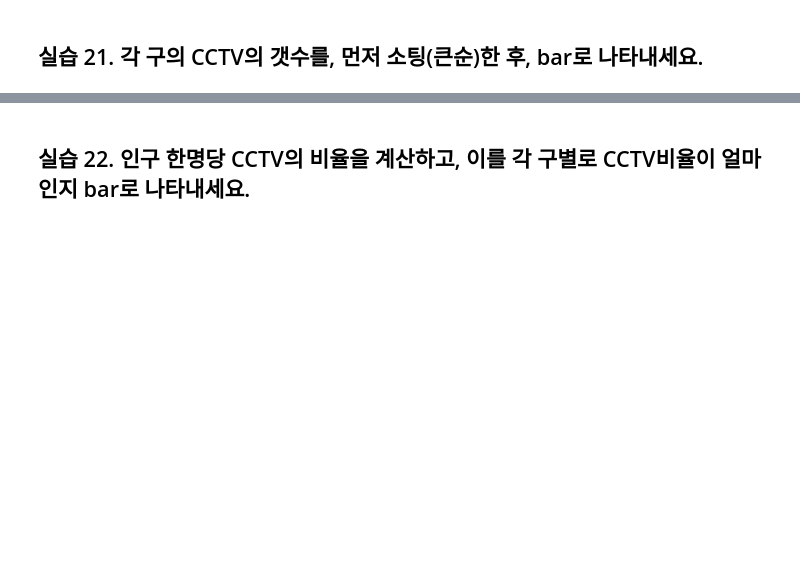
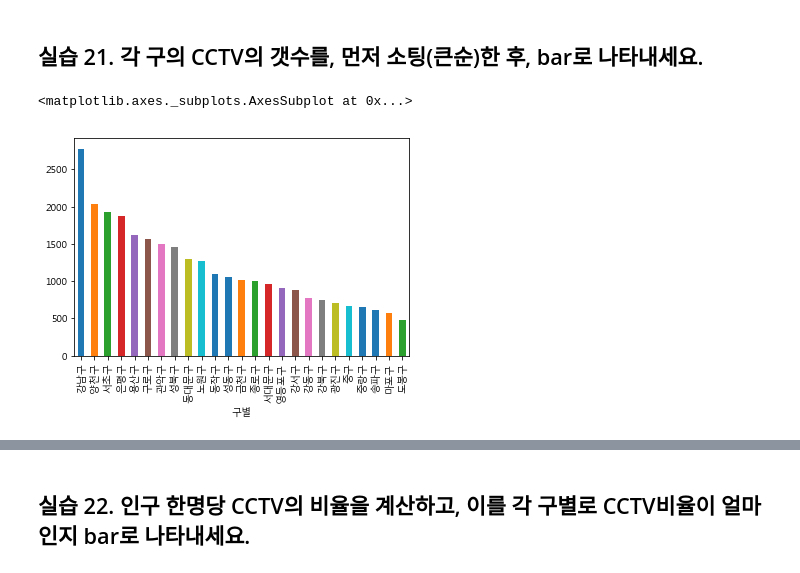
Before and after one commit to hihe81/Study_Python, a Jupyter notebook: part7/2.a 프로젝트 - CCTV.ipynb, the cells around one changed output, grey strips where cells are left out. Cells and saved outputs as stored; diff of their text form; code cells hidden in the pictures; blank space fills up the shorter version.

```diff
--- a/part7/2.a 프로젝트 - CCTV.ipynb
+++ b/part7/2.a 프로젝트 - CCTV.ipynb
@@ -98,2 +523,9 @@ else:
 # %% [markdown]
 ## 실습 21. 각 구의 CCTV의 갯수를, 먼저 소팅(큰순)한 후,  bar로 나타내세요.
+# %%
+new_data1 = data_result.sort_values(by = '소계', ascending = False)
+# %%
+new_data1['소계'].plot(kind = 'bar')
+# %% [output]
+<matplotlib.axes._subplots.AxesSubplot at 0x...>
+[figure, added]
```
Also changed, not shown: parts of 66 cells of this notebook, 2 other files.
